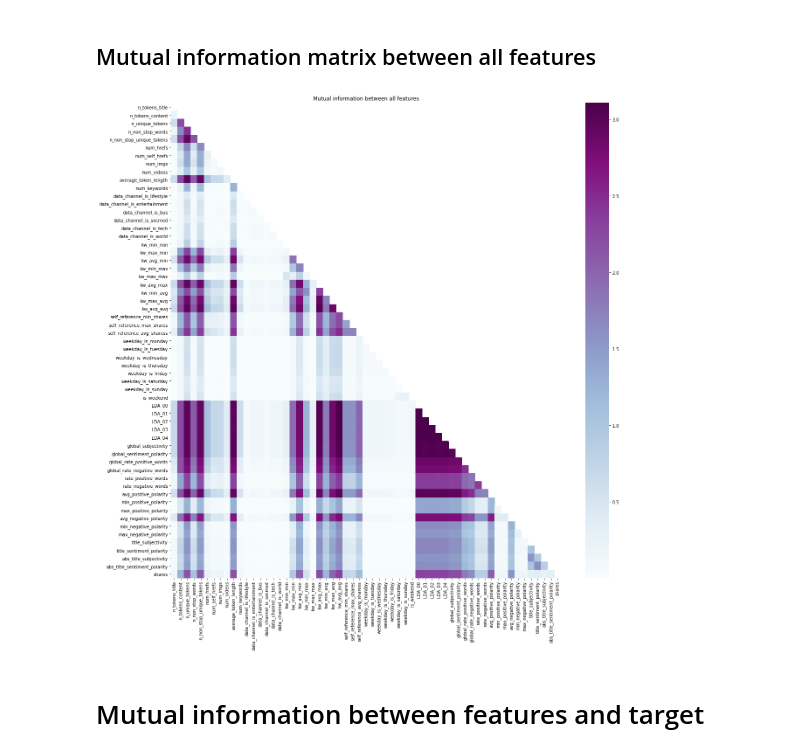
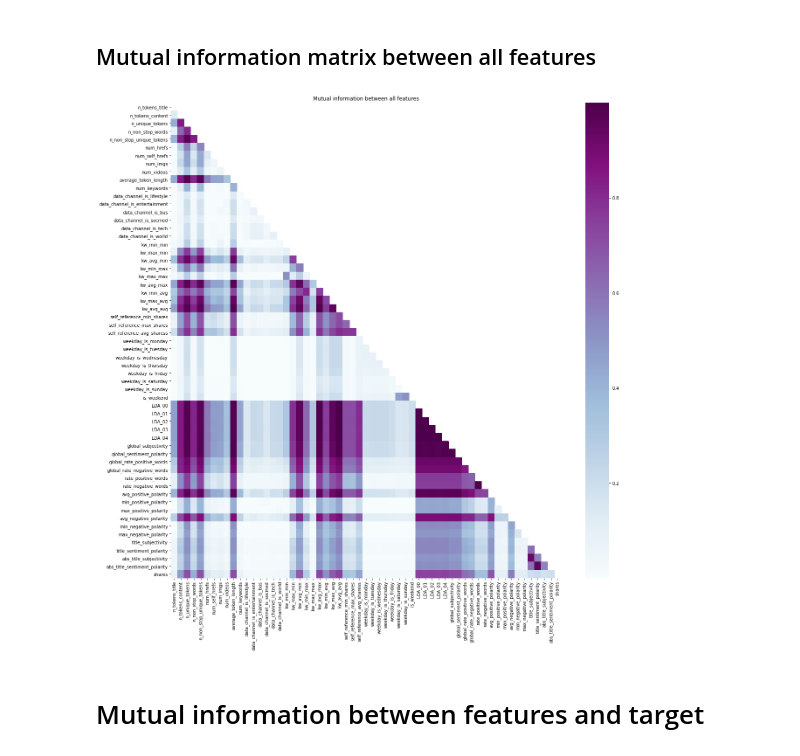
Before and after one commit to RomainGrx/LELEC2870-Project, a Jupyter notebook: 01-feature-selection.ipynb, the cells around one changed output. Cells and saved outputs as stored; diff of their text form; code cells hidden in the pictures.

Commit message:
Last day : json, plots, not cleaned ipynb

```diff
--- a/01-feature-selection.ipynb
+++ b/01-feature-selection.ipynb
@@ -93,27 +114,29 @@ def get_MI_matrix(features):
         for l in range(n):
             if k < l: continue
             mi_mat[k,l] = mutual_info_score(X[k], X[l])
+    diag = np.diag(mi_mat).copy()
     for k in range(n):
         for l in range(n):
             if k < l: continue
-            mi_mat[k,l] /= np.sqrt(mi_mat[k,k]*mi_mat[l,l])
+            mi_mat[k,l] /= np.sqrt(diag[k]*diag[l])
     mi_df = pd.DataFrame(mi_mat)
     mi_df.columns = features.columns
-    mi_df.index = features.columns
+    mi_df.index = mi_df.columns
     return mi_df
 
 mi_df = get_MI_matrix(pd.concat([X_train, y_train], axis=1))
 # %%
 plt.figure(figsize=(20,20))
 mask = np.triu(np.ones(mi_df.shape)).astype(np.bool)
 sns.heatmap(np.abs(mi_df), mask=mask, cmap=CMAP).set_title("Mutual information between all features")
 with output_dir(join(PLOTS_PATH, "feature_selection")) as path:
     plt.savefig(
         join(path, "mutual_information_features.png"),
         transparent=True
     )
+    tiksave("mutual_information_features.tex")
 # %% [output]
-[figure, old version]
+[figure, new version]
 # %% [markdown]
 # Mutual information between features and target
 # %%
```
Also changed, not shown: parts of 6 cells of this notebook, 37 other files.
